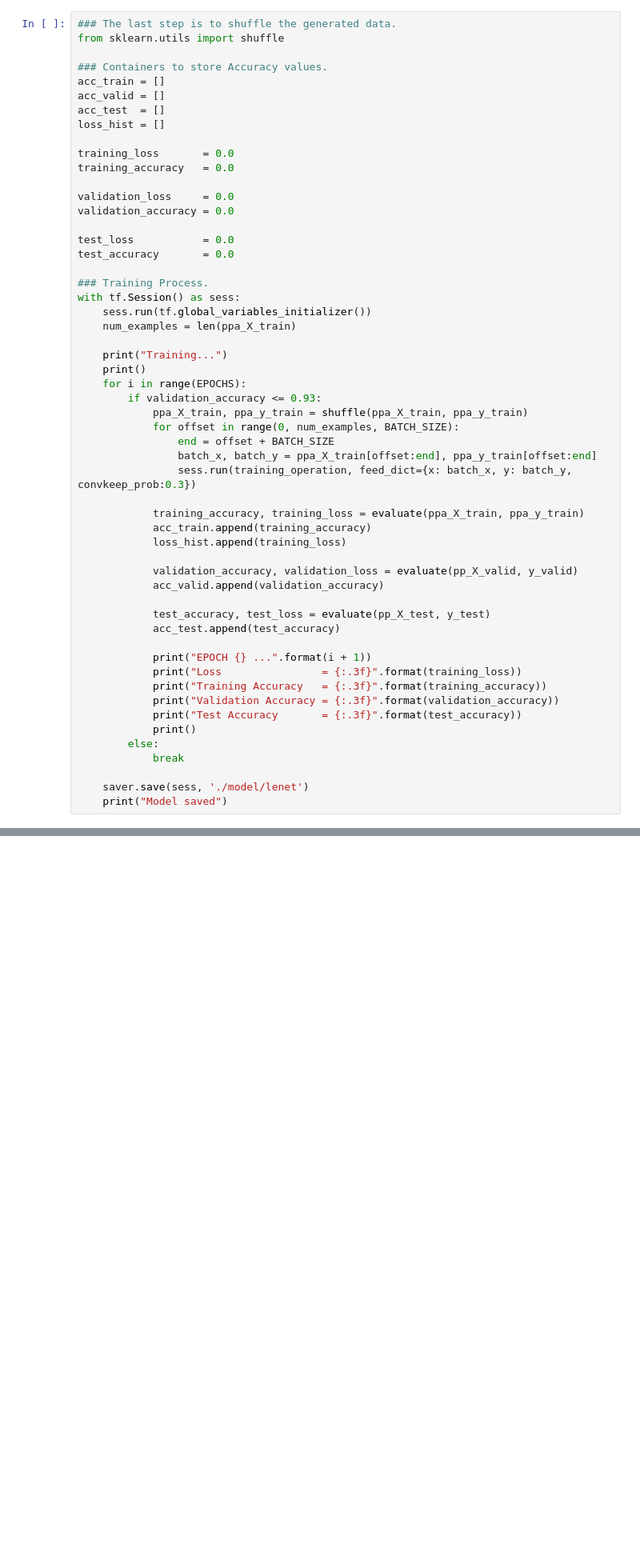
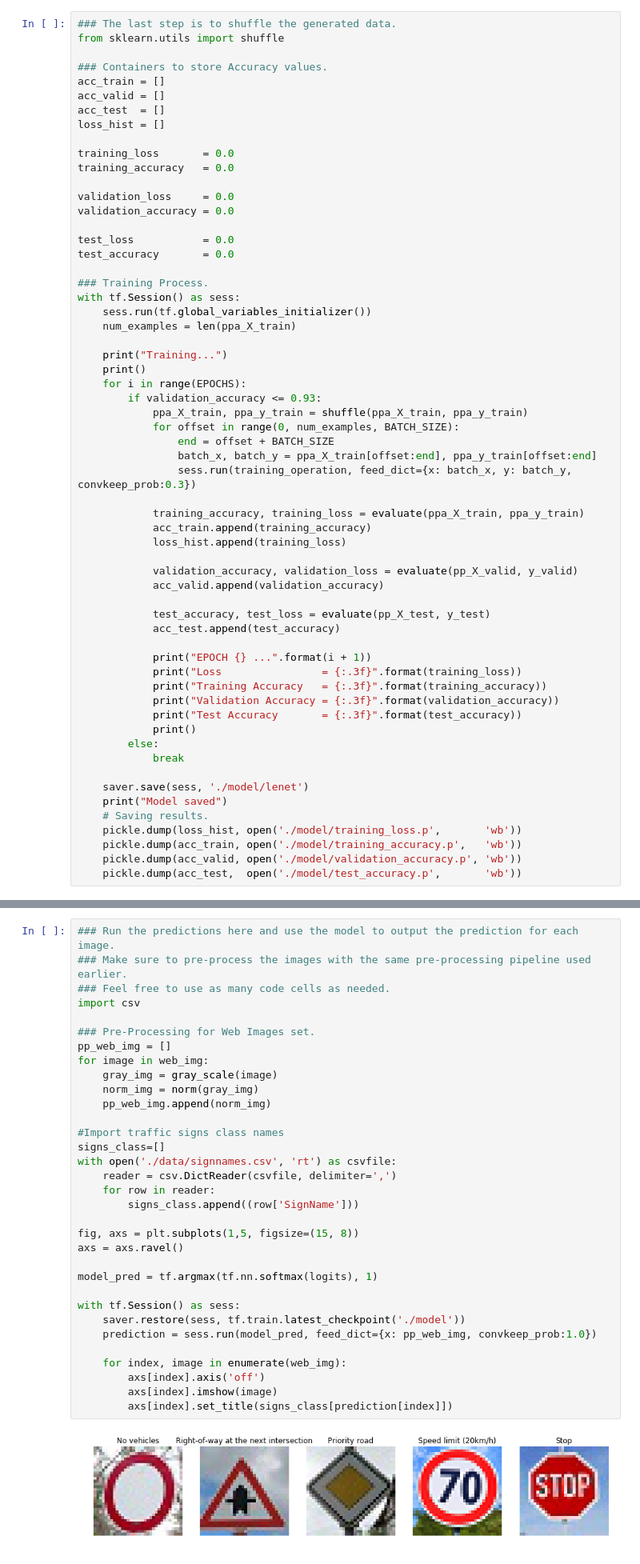
Before and after one commit to YggdrasillTech/SDCND_Project2, a Jupyter notebook: P2.ipynb, the cells around one changed output, grey strips where cells are left out. Shown at 80% size. Drawn from its saved outputs; the diff is of its cells as text; blank space fills up the shorter version.

```diff
--- a/P2.ipynb
+++ b/P2.ipynb
@@ -628,6 +629,11 @@ with tf.Session() as sess:
 
     saver.save(sess, './model/lenet')
     print("Model saved")
+    # Saving results.
+    pickle.dump(loss_hist, open('./model/training_loss.p',       'wb'))
+    pickle.dump(acc_train, open('./model/training_accuracy.p',   'wb'))
+    pickle.dump(acc_valid, open('./model/validation_accuracy.p', 'wb'))
+    pickle.dump(acc_test,  open('./model/test_accuracy.p',       'wb'))
 # %% [output]
 Training...
 
@@ -668,3 +711,38 @@ You may find `signnames.csv` useful as it contains mappings from the class id (i
+# %%
+### Run the predictions here and use the model to output the prediction for each image.
+### Make sure to pre-process the images with the same pre-processing pipeline used earlier.
+### Feel free to use as many code cells as needed.
+import csv
+
+### Pre-Processing for Web Images set.
+pp_web_img = []
+for image in web_img:
+    gray_img = gray_scale(image)
+    norm_img = norm(gray_img)
+    pp_web_img.append(norm_img)
+
+#Import traffic signs class names
+signs_class=[]
+with open('./data/signnames.csv', 'rt') as csvfile:
+    reader = csv.DictReader(csvfile, delimiter=',')
+    for row in reader:
+        signs_class.append((row['SignName']))
+
+fig, axs = plt.subplots(1,5, figsize=(15, 8))
+axs = axs.ravel()
+
+model_pred = tf.argmax(tf.nn.softmax(logits), 1)
+
+with tf.Session() as sess:
+    saver.restore(sess, tf.train.latest_checkpoint('./model'))
+    prediction = sess.run(model_pred, feed_dict={x: pp_web_img, convkeep_prob:1.0})
+
+    for index, image in enumerate(web_img):
+        axs[index].axis('off')
+        axs[index].imshow(image)
+        axs[index].set_title(signs_class[prediction[index]])
+# %% [output]
+[figure, added]
 # %% [markdown]
 ### Analyze Performance
 # %%
```
Also changed, not shown: parts of 23 cells of this notebook, 13 other files.
